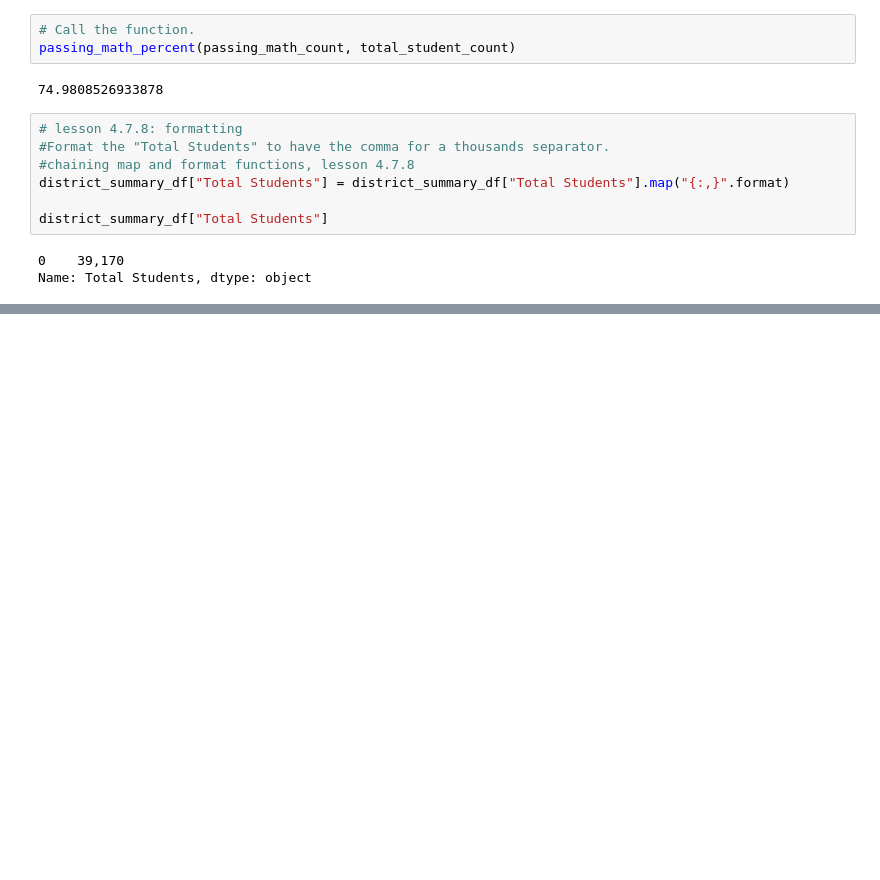
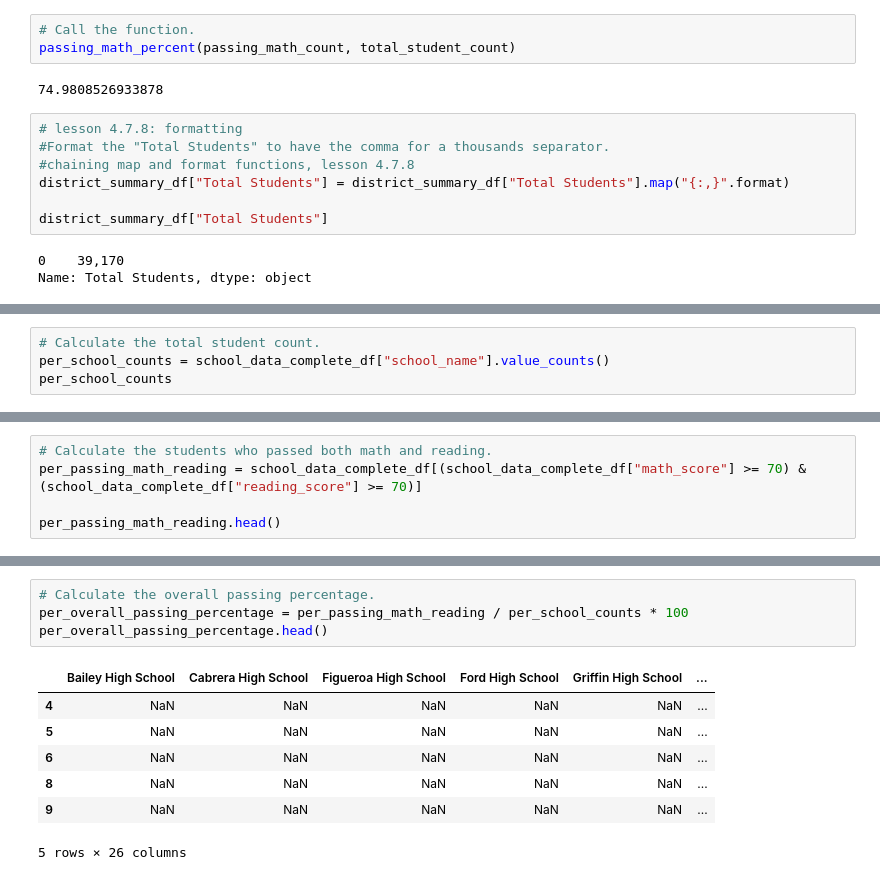
Before and after one commit to laurlen2112/School_District_Analysis, a Jupyter notebook: PyCitySchools.ipynb, the cells around one changed output, grey strips where cells are left out. Saved outputs shown, nothing was run; the diff lists cells and outputs as text; blank space fills up the shorter version.

```diff
--- a/PyCitySchools.ipynb
+++ b/PyCitySchools.ipynb
@@ -448,0 +537,4 @@ district_summary_df
+# %%
+# Calculate the total student count.
+per_school_counts = school_data_complete_df["school_name"].value_counts()
+per_school_counts
@@ -448,0 +772,5 @@ district_summary_df
+# %%
+# Calculate the students who passed both math and reading.
+per_passing_math_reading = school_data_complete_df[(school_data_complete_df["math_score"] >= 70) & (school_data_complete_df["reading_score"] >= 70)]
+
+per_passing_math_reading.head()
@@ -448,0 +784,12 @@ district_summary_df
+# %%
+# Calculate the overall passing percentage.
+per_overall_passing_percentage = per_passing_math_reading / per_school_counts * 100
+per_overall_passing_percentage.head()
+# %% [output]
+|  | Bailey High School | Cabrera High School | Figueroa High School | Ford High School | Griffin High School | ... |
+| 4 | NaN | NaN | NaN | NaN | NaN | ... |
+| 5 | NaN | NaN | NaN | NaN | NaN | ... |
+| 6 | NaN | NaN | NaN | NaN | NaN | ... |
+| 8 | NaN | NaN | NaN | NaN | NaN | ... |
+| 9 | NaN | NaN | NaN | NaN | NaN | ... |
+5 rows × 26 columns
```
Also changed, not shown: parts of 36 cells of this notebook.
